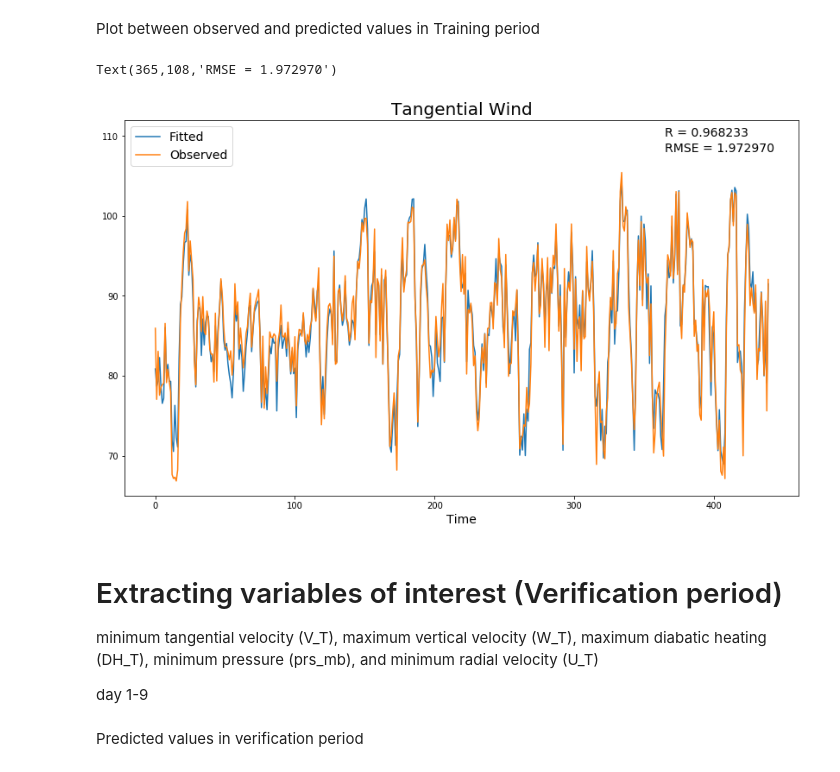
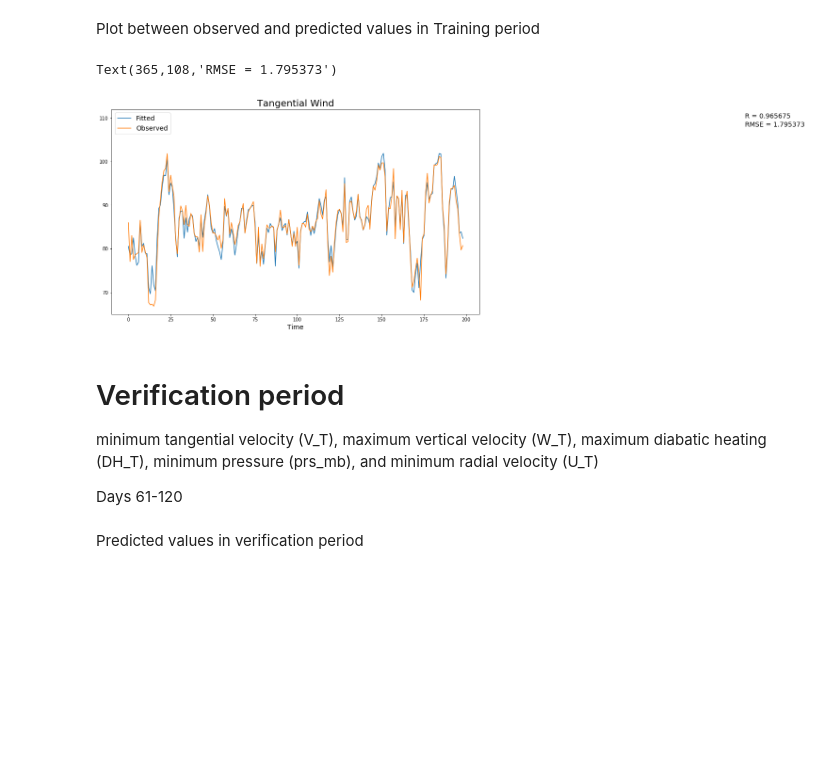
Before and after one commit to CourtneyQuinn/MOSS, a Jupyter notebook: AC_exploredata_updated.ipynb, the cells around one changed output. Saved outputs shown, nothing was run; the diff lists cells and outputs as text; code cells hidden in the pictures; blank space fills up the shorter version.

```diff
--- a/AC_exploredata_updated.ipynb
+++ b/AC_exploredata_updated.ipynb
@@ -24,6 +24,6 @@ data = 'C:/home/Aisawan/Documents/UKMS/cm1out.nc'
 # %%
-data_set = netCDF4.Dataset(data, "r")
-#data_set = netCDF4.Dataset(dataCQ, "r")
+#data_set = netCDF4.Dataset(data, "r")
+data_set = netCDF4.Dataset(dataCQ, "r")
 # %%
 def get_dates(data_set):
     """Obtain `datetime.datetime` objects from the `'time'` axis of a NetCDF `DataSet`."""
@@ -237,9 +238,10 @@ Regression model -
 predictand: V$_{max}$, predictors: P$_{min}$, U$_{min}$, W$_{max}$, DH$_{max}$
 # %%
 #create dataframes
-y = {'V_max': V_max}
+y = {'V_max': V_max[0:199]}
 df_y = pd.DataFrame(y)
-x = {'U_min': U_min, 'W_max': W_max, 'prs_min': prs_min, 'DH_max': DH_max}
+x = {'U_min': U_min[0:199], 'W_max': W_max[0:199], 'prs_min': prs_min[0:199],
+     'DH_max': DH_max[0:199]}
 df_x = pd.DataFrame(x)
 # %%
 import statsmodels.api as sm
@@ -370,32 +372,32 @@ Warnings:
 We choose to work with regression model 2: predictand V$_{max}$ and predictors U$_{min}$ and P$_{min}$
 # %%
 predictions2 = model2.predict(df2_x) #predicted value
-VPre_cor = stats.pearsonr(V_max,predictions2) #R between observed and predicted values
+VPre_cor = stats.pearsonr(V_max[0:199],predictions2) #R between observed and predicted values
 # %%
 #calculate RMSE
 def rmse(predictions, targets):
     return np.sqrt(((predictions - targets) ** 2).mean())
 
-rmse_val = rmse(predictions2, V_max)
+rmse_val = rmse(predictions2, V_max[0:199])
 #print("rms error is: " + str(rmse_val))
 # %% [markdown]
 Plot between observed and predicted values in Training period
 # %%
 plt.figure(figsize = (14,8))
 plt.title('Tangential Wind',fontsize=20)
 plt.ylim((65,112))
 plt.plot(predictions2, label = 'Fitted')
-plt.plot(V_max, label = 'Observed')
+plt.plot(V_max[0:199], label = 'Observed')
 legend(loc = 2, fontsize = 14)
 plt.xlabel('Time', fontsize = 14)
 text(365, 110, "R = %f" %VPre_cor[0], fontsize=14)
 text(365, 108, "RMSE = %f" %rmse_val, fontsize=14)
 # %% [output]
-Text(365,108,'RMSE = 1.972970')
+Text(365,108,'RMSE = 1.795373')
-[figure, old version]
+[figure, new version]
 # %% [markdown]
-# Extracting variables of interest (Verification period)
+# Verification period
 minimum tangential velocity (V_T), maximum vertical velocity (W_T), maximum diabatic heating (DH_T), minimum pressure (prs_mb), and minimum radial velocity (U_T)
 
-day 1-9
+Days 61-120
 # %%
```
Also changed, not shown: parts of 15 cells of this notebook.
